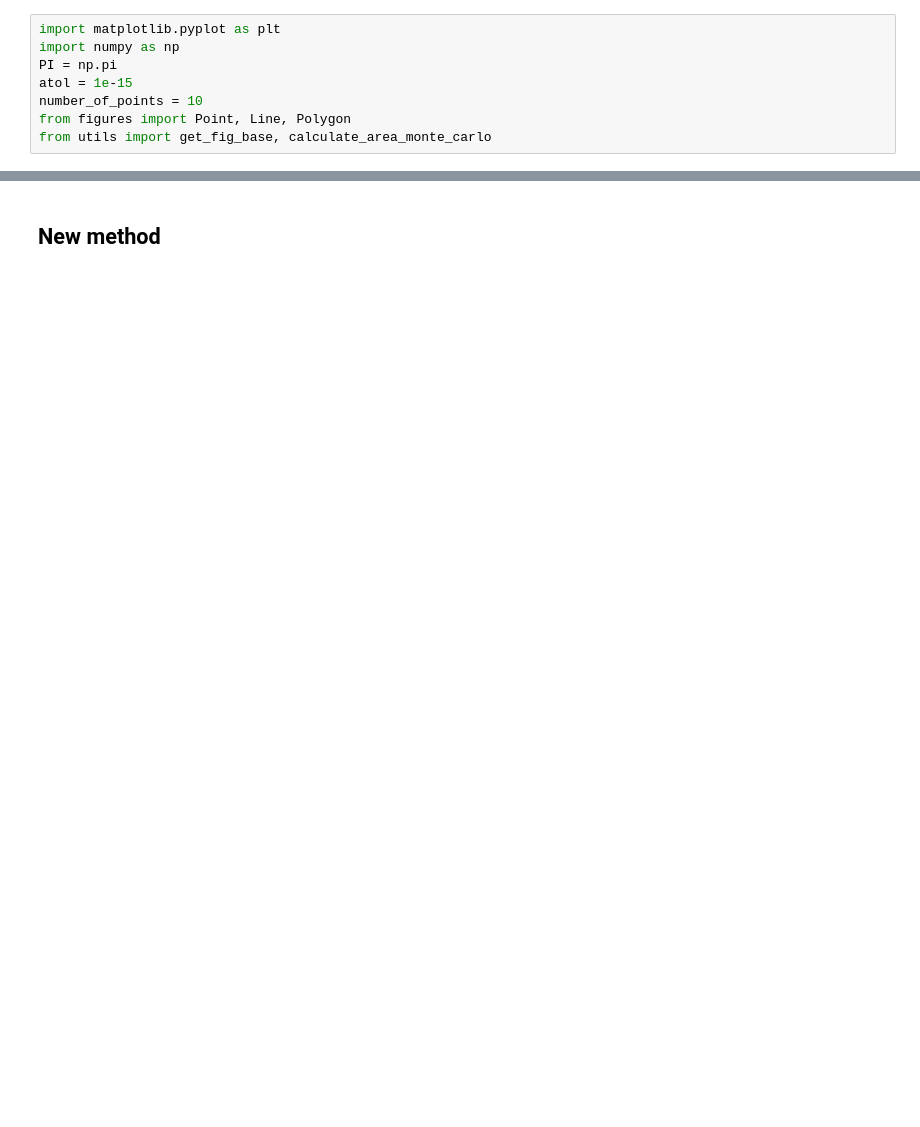
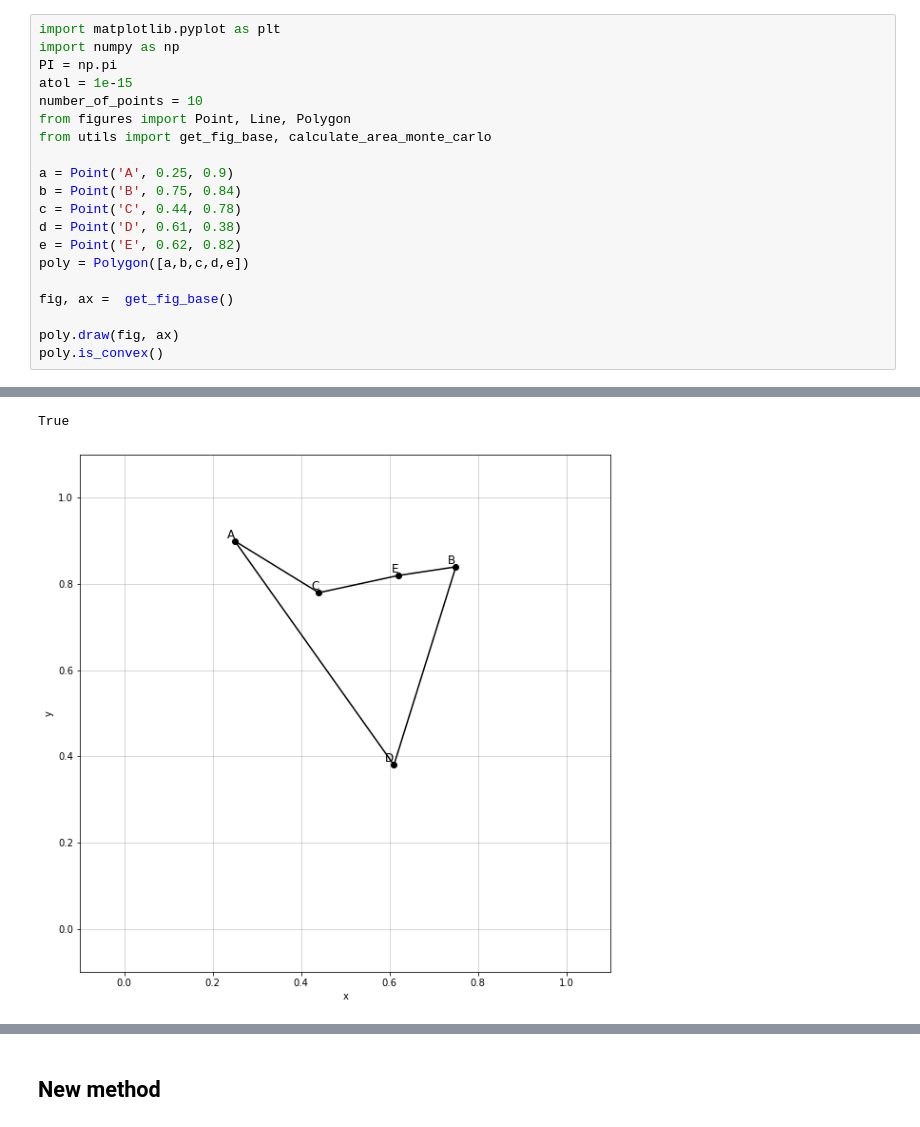
Before and after one commit to Milwa97/PolygonsMonteCarlo, a Jupyter notebook: monte_carlo_polygons-Copy2.ipynb, the cells around one changed output, grey strips where cells are left out. Cells and saved outputs as stored; diff of their text form; blank space fills up the shorter version.

```diff
--- a/monte_carlo_polygons-Copy2.ipynb
+++ b/monte_carlo_polygons-Copy2.ipynb
@@ -6,3 +6,16 @@ atol = 1e-15
 number_of_points = 10
 from figures import Point, Line, Polygon
 from utils import get_fig_base, calculate_area_monte_carlo
+
+a = Point('A', 0.25, 0.9)
+b = Point('B', 0.75, 0.84)
+c = Point('C', 0.44, 0.78)
+d = Point('D', 0.61, 0.38)
+e = Point('E', 0.62, 0.82)
+poly = Polygon([a,b,c,d,e])
+
+fig, ax =  get_fig_base()
+
+poly.draw(fig, ax)
+poly.is_convex()
+# %% [output]
@@ -8,0 +39,2 @@ from utils import get_fig_base, calculate_area_monte_carlo
+True
+[figure, added]
```
Also changed, not shown: parts of 15 cells of this notebook, 19 other files.
